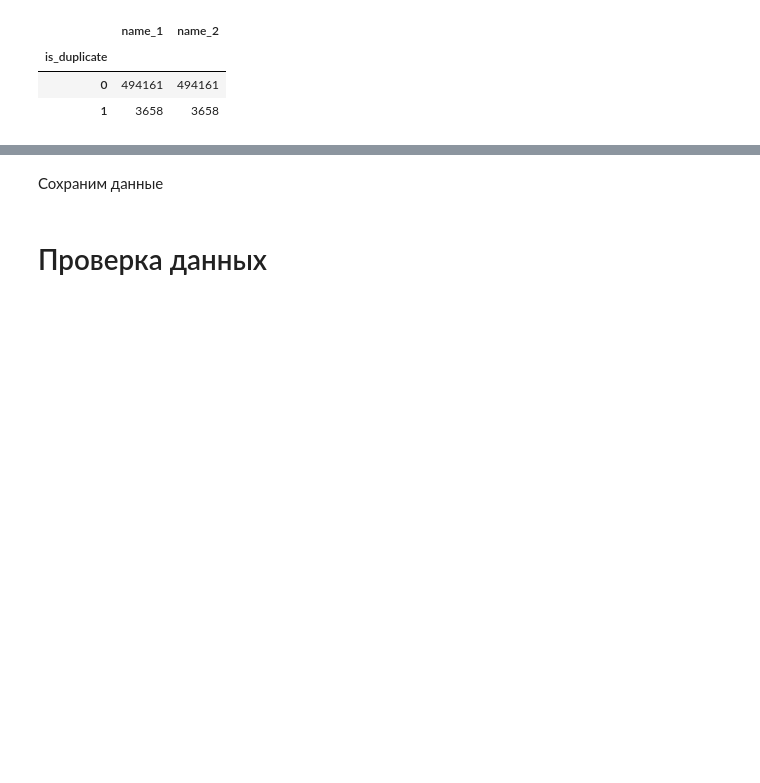
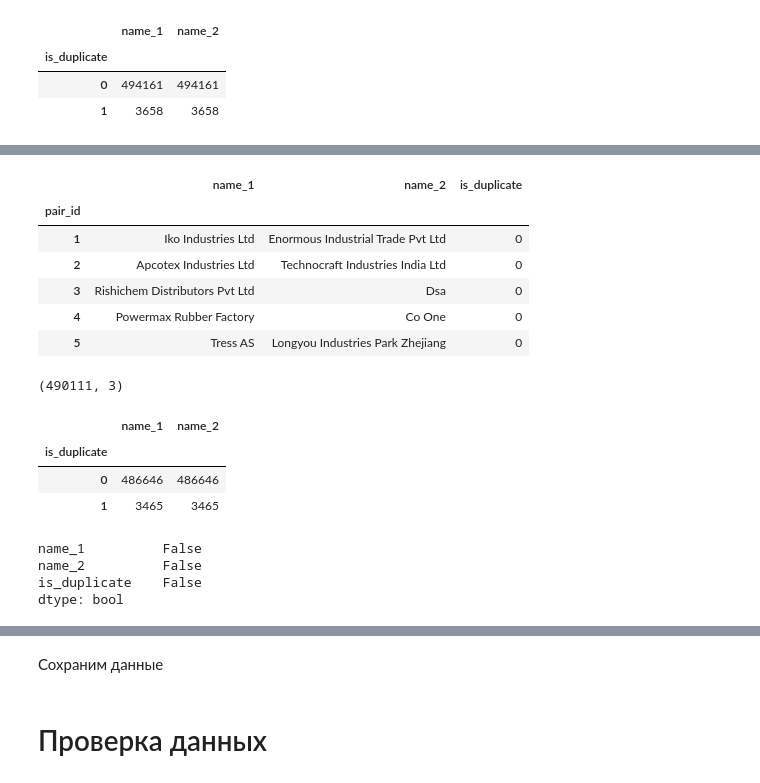
Before and after one commit to vederko-p/company_text_calssification, a Jupyter notebook: notebooks/1. Data preparation.ipynb, the cells around one changed output, grey strips where cells are left out. Saved outputs shown, nothing was run; the diff lists cells and outputs as text; code cells hidden in the pictures; blank space fills up the shorter version.

```diff
--- a/notebooks/1. Data preparation.ipynb
+++ b/notebooks/1. Data preparation.ipynb
@@ -27,0 +241,13 @@ df.groupby('is_duplicate').count()
+# %%
+# Возьмем фразы только на латинском языке
+target_columns = ['name_1', 'name_2', 'is_duplicate']
+latin_df = one_language_df[one_language_df['latin'] == 1][target_columns]
+# %%
+def clear_string_from_symbols(string: str, symbols: set) -> str:
+    res = ''.join(
+        filter(
+            lambda symb: symb not in symbols,
+            list(string)
+        )
+    )
+    return res
@@ -27,0 +261,8 @@ df.groupby('is_duplicate').count()
+# %%
+latin_df_copy = latin_df.copy()
+# %%
+# Уберем мусорные символы
+for col in ['name_1', 'name_2']:
+    latin_df_copy[col] = latin_df_copy[col].apply(
+        lambda val: clear_string_from_symbols(val, trash_symbols)
+    )
@@ -27,0 +279,28 @@ df.groupby('is_duplicate').count()
+# %%
+latin_df_copy.head()
+# %% [output]
+|  | name_1 | name_2 | is_duplicate |
+| pair_id |  |  |  |
+| 1 | Iko Industries Ltd | Enormous Industrial Trade Pvt Ltd | 0 |
+| 2 | Apcotex Industries Ltd | Technocraft Industries India Ltd | 0 |
+| 3 | Rishichem Distributors Pvt Ltd | Dsa | 0 |
+| 4 | Powermax Rubber Factory | Co One | 0 |
+| 5 | Tress AS | Longyou Industries Park Zhejiang | 0 |
+# %%
+latin_df_copy.shape
+# %% [output]
+(490111, 3)
+# %%
+latin_df_copy.groupby('is_duplicate').count()
+# %% [output]
+|  | name_1 | name_2 |
+| is_duplicate |  |  |
+| 0 | 486646 | 486646 |
+| 1 | 3465 | 3465 |
+# %%
+latin_df_copy.isna().any()
+# %% [output]
+name_1          False
+name_2          False
+is_duplicate    False
+dtype: bool
```
Also changed, not shown: parts of 46 cells of this notebook.
